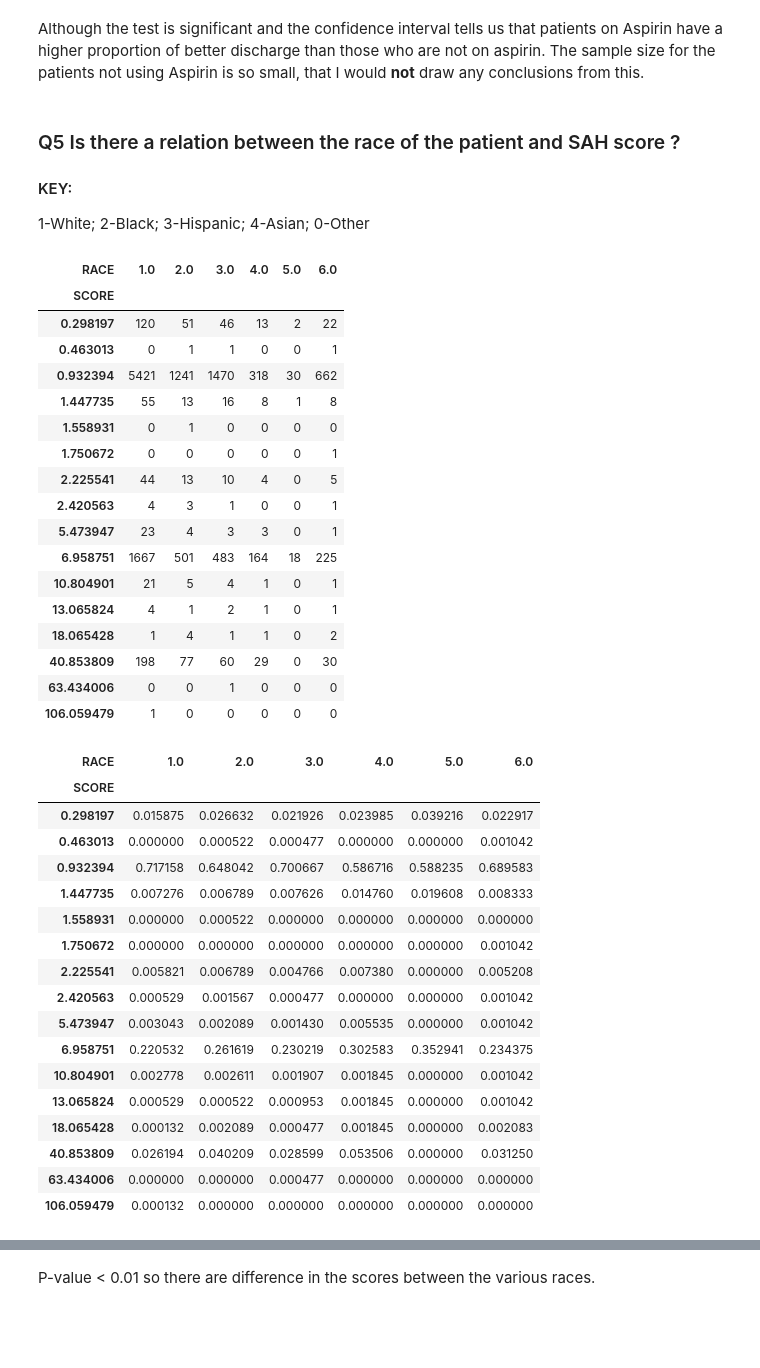
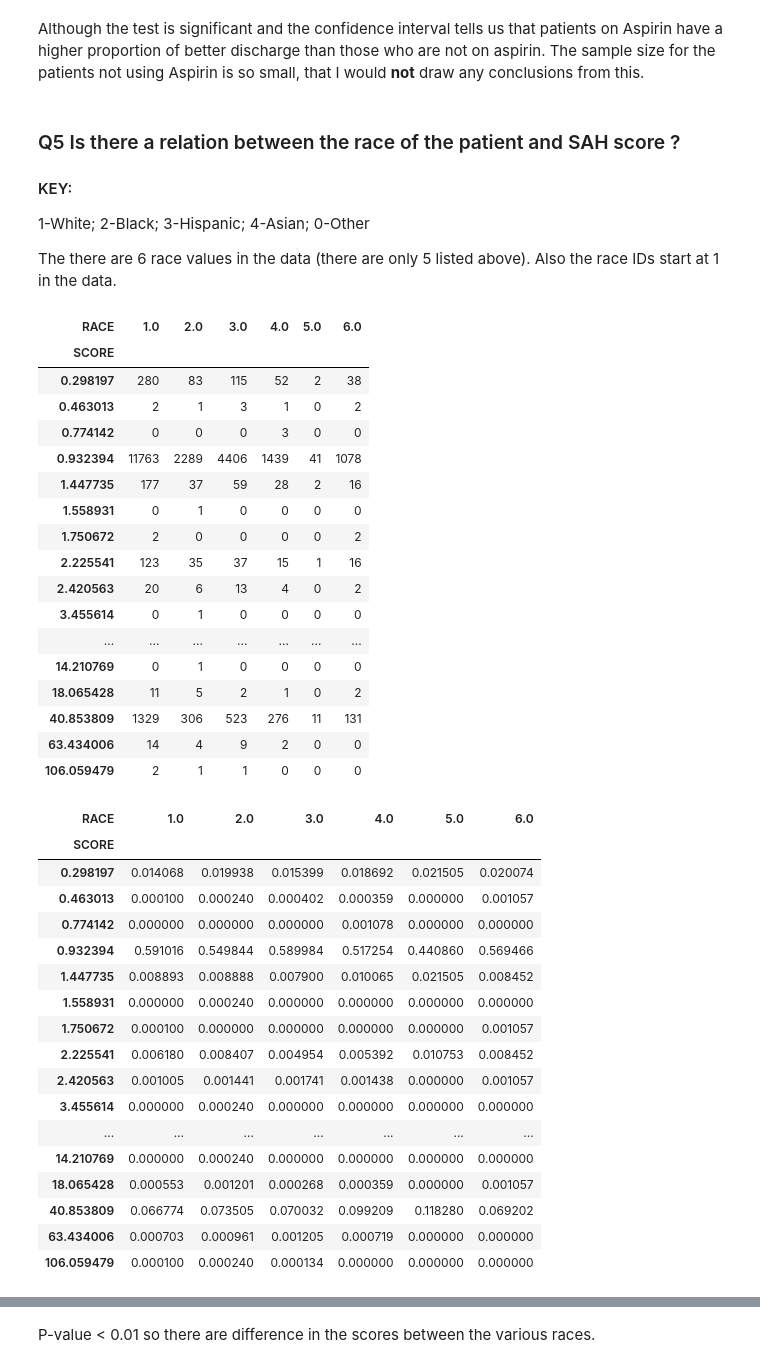
Before and after one commit to ysriram1/Loyola-SAH-Analysis, a Jupyter notebook: Analysis.ipynb, the cells around one changed output, grey strips where cells are left out. Cells and saved outputs as stored; diff of their text form; code cells hidden in the pictures; blank space fills up the shorter version.

Commit message:
analysis on RACE is complete

```diff
--- a/Analysis.ipynb
+++ b/Analysis.ipynb
@@ -413,48 +415,50 @@ Although the test is significant and the confidence interval tells us that patie
 3-Hispanic;
 4-Asian;
 0-Other
+
+The there are 6 race values in the data (there are only 5 listed above). Also the race IDs start at 1 in the data.
 # %%
-ctRACE = pd.crosstab(dataSubset.SCORE,dataSubset.RACE); ctRACE
+ctRACE = pd.crosstab(allStateData.SCORE,allStateData.RACE); ctRACE
 # %% [output]
 | RACE | 1.0 | 2.0 | 3.0 | 4.0 | 5.0 | 6.0 |
 | SCORE |  |  |  |  |  |  |
-| 0.298197 | 120 | 51 | 46 | 13 | 2 | 22 |
-| 0.463013 | 0 | 1 | 1 | 0 | 0 | 1 |
-| 0.932394 | 5421 | 1241 | 1470 | 318 | 30 | 662 |
-| 1.447735 | 55 | 13 | 16 | 8 | 1 | 8 |
+| 0.298197 | 280 | 83 | 115 | 52 | 2 | 38 |
+| 0.463013 | 2 | 1 | 3 | 1 | 0 | 2 |
+| 0.774142 | 0 | 0 | 0 | 3 | 0 | 0 |
+| 0.932394 | 11763 | 2289 | 4406 | 1439 | 41 | 1078 |
+| 1.447735 | 177 | 37 | 59 | 28 | 2 | 16 |
 | 1.558931 | 0 | 1 | 0 | 0 | 0 | 0 |
-| 1.750672 | 0 | 0 | 0 | 0 | 0 | 1 |
-| 2.225541 | 44 | 13 | 10 | 4 | 0 | 5 |
-| 2.420563 | 4 | 3 | 1 | 0 | 0 | 1 |
-| 5.473947 | 23 | 4 | 3 | 3 | 0 | 1 |
-| 6.958751 | 1667 | 501 | 483 | 164 | 18 | 225 |
-| 10.804901 | 21 | 5 | 4 | 1 | 0 | 1 |
-| 13.065824 | 4 | 1 | 2 | 1 | 0 | 1 |
-| 18.065428 | 1 | 4 | 1 | 1 | 0 | 2 |
-| 40.853809 | 198 | 77 | 60 | 29 | 0 | 30 |
-| 63.434006 | 0 | 0 | 1 | 0 | 0 | 0 |
-| 106.059479 | 1 | 0 | 0 | 0 | 0 | 0 |
+| 1.750672 | 2 | 0 | 0 | 0 | 0 | 2 |
+| 2.225541 | 123 | 35 | 37 | 15 | 1 | 16 |
+| 2.420563 | 20 | 6 | 13 | 4 | 0 | 2 |
+| 3.455614 | 0 | 1 | 0 | 0 | 0 | 0 |
+| ... | ... | ... | ... | ... | ... | ... |
+| 14.210769 | 0 | 1 | 0 | 0 | 0 | 0 |
+| 18.065428 | 11 | 5 | 2 | 1 | 0 | 2 |
+| 40.853809 | 1329 | 306 | 523 | 276 | 11 | 131 |
+| 63.434006 | 14 | 4 | 9 | 2 | 0 | 0 |
+| 106.059479 | 2 | 1 | 1 | 0 | 0 | 0 |
 # %%
-pd.crosstab(dataSubset.SCORE,dataSubset.RACE).apply(lambda x: x/x.sum()) # percentages
+pd.crosstab(allStateData.SCORE,allStateData.RACE).apply(lambda x: x/x.sum()) # percentages
 # %% [output]
 | RACE | 1.0 | 2.0 | 3.0 | 4.0 | 5.0 | 6.0 |
 | SCORE |  |  |  |  |  |  |
-| 0.298197 | 0.015875 | 0.026632 | 0.021926 | 0.023985 | 0.039216 | 0.022917 |
-| 0.463013 | 0.000000 | 0.000522 | 0.000477 | 0.000000 | 0.000000 | 0.001042 |
-| 0.932394 | 0.717158 | 0.648042 | 0.700667 | 0.586716 | 0.588235 | 0.689583 |
-| 1.447735 | 0.007276 | 0.006789 | 0.007626 | 0.014760 | 0.019608 | 0.008333 |
-| 1.558931 | 0.000000 | 0.000522 | 0.000000 | 0.000000 | 0.000000 | 0.000000 |
-| 1.750672 | 0.000000 | 0.000000 | 0.000000 | 0.000000 | 0.000000 | 0.001042 |
-| 2.225541 | 0.005821 | 0.006789 | 0.004766 | 0.007380 | 0.000000 | 0.005208 |
-| 2.420563 | 0.000529 | 0.001567 | 0.000477 | 0.000000 | 0.000000 | 0.001042 |
-| 5.473947 | 0.003043 | 0.002089 | 0.001430 | 0.005535 | 0.000000 | 0.001042 |
-| 6.958751 | 0.220532 | 0.261619 | 0.230219 | 0.302583 | 0.352941 | 0.234375 |
-| 10.804901 | 0.002778 | 0.002611 | 0.001907 | 0.001845 | 0.000000 | 0.001042 |
-| 13.065824 | 0.000529 | 0.000522 | 0.000953 | 0.001845 | 0.000000 | 0.001042 |
-| 18.065428 | 0.000132 | 0.002089 | 0.000477 | 0.001845 | 0.000000 | 0.002083 |
-| 40.853809 | 0.026194 | 0.040209 | 0.028599 | 0.053506 | 0.000000 | 0.031250 |
-| 63.434006 | 0.000000 | 0.000000 | 0.000477 | 0.000000 | 0.000000 | 0.000000 |
-| 106.059479 | 0.000132 | 0.000000 | 0.000000 | 0.000000 | 0.000000 | 0.000000 |
+| 0.298197 | 0.014068 | 0.019938 | 0.015399 | 0.018692 | 0.021505 | 0.020074 |
+| 0.463013 | 0.000100 | 0.000240 | 0.000402 | 0.000359 | 0.000000 | 0.001057 |
+| 0.774142 | 0.000000 | 0.000000 | 0.000000 | 0.001078 | 0.000000 | 0.000000 |
+| 0.932394 | 0.591016 | 0.549844 | 0.589984 | 0.517254 | 0.440860 | 0.569466 |
+| 1.447735 | 0.008893 | 0.008888 | 0.007900 | 0.010065 | 0.021505 | 0.008452 |
+| 1.558931 | 0.000000 | 0.000240 | 0.000000 | 0.000000 | 0.000000 | 0.000000 |
+| 1.750672 | 0.000100 | 0.000000 | 0.000000 | 0.000000 | 0.000000 | 0.001057 |
+| 2.225541 | 0.006180 | 0.008407 | 0.004954 | 0.005392 | 0.010753 | 0.008452 |
+| 2.420563 | 0.001005 | 0.001441 | 0.001741 | 0.001438 | 0.000000 | 0.001057 |
+| 3.455614 | 0.000000 | 0.000240 | 0.000000 | 0.000000 | 0.000000 | 0.000000 |
+| ... | ... | ... | ... | ... | ... | ... |
+| 14.210769 | 0.000000 | 0.000240 | 0.000000 | 0.000000 | 0.000000 | 0.000000 |
+| 18.065428 | 0.000553 | 0.001201 | 0.000268 | 0.000359 | 0.000000 | 0.001057 |
+| 40.853809 | 0.066774 | 0.073505 | 0.070032 | 0.099209 | 0.118280 | 0.069202 |
+| 63.434006 | 0.000703 | 0.000961 | 0.001205 | 0.000719 | 0.000000 | 0.000000 |
+| 106.059479 | 0.000100 | 0.000240 | 0.000134 | 0.000000 | 0.000000 | 0.000000 |
 # %%
 p_val = stats.chi2_contingency(ctRACE)[1]
 print "p-value: ", p_val
```
Also changed, not shown: parts of 11 cells of this notebook, 2 other files.
